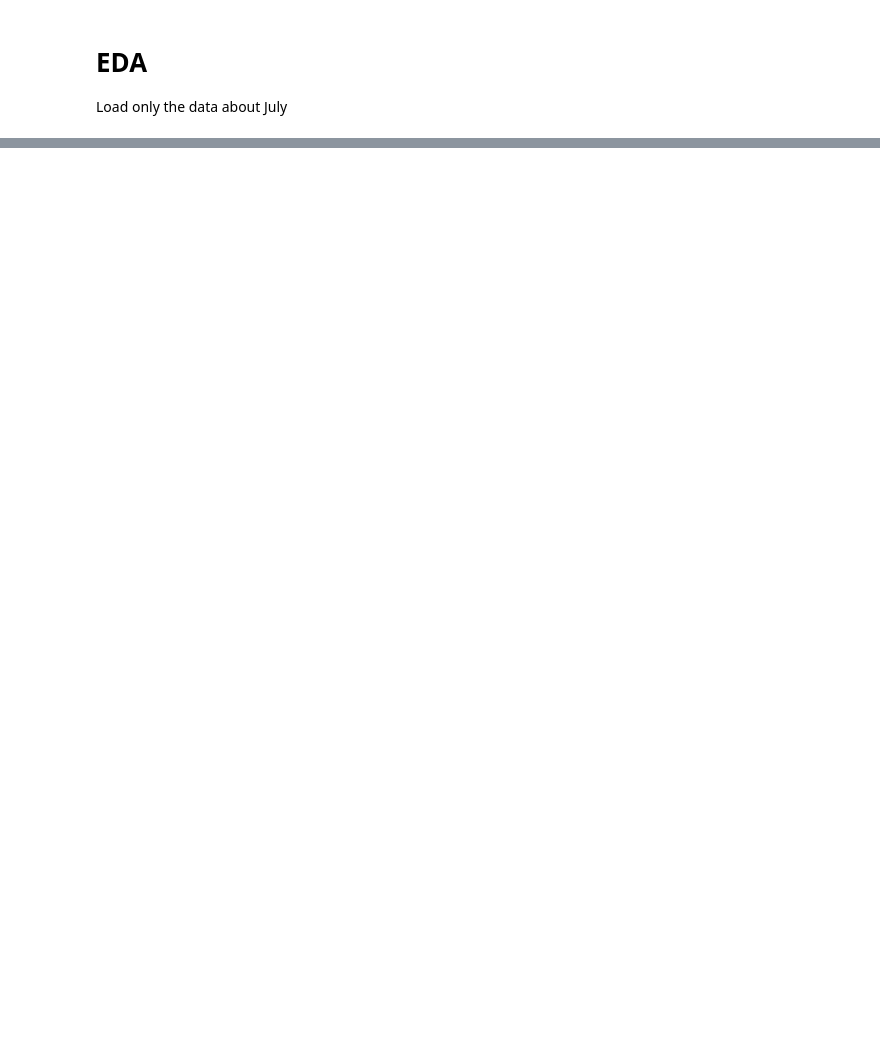
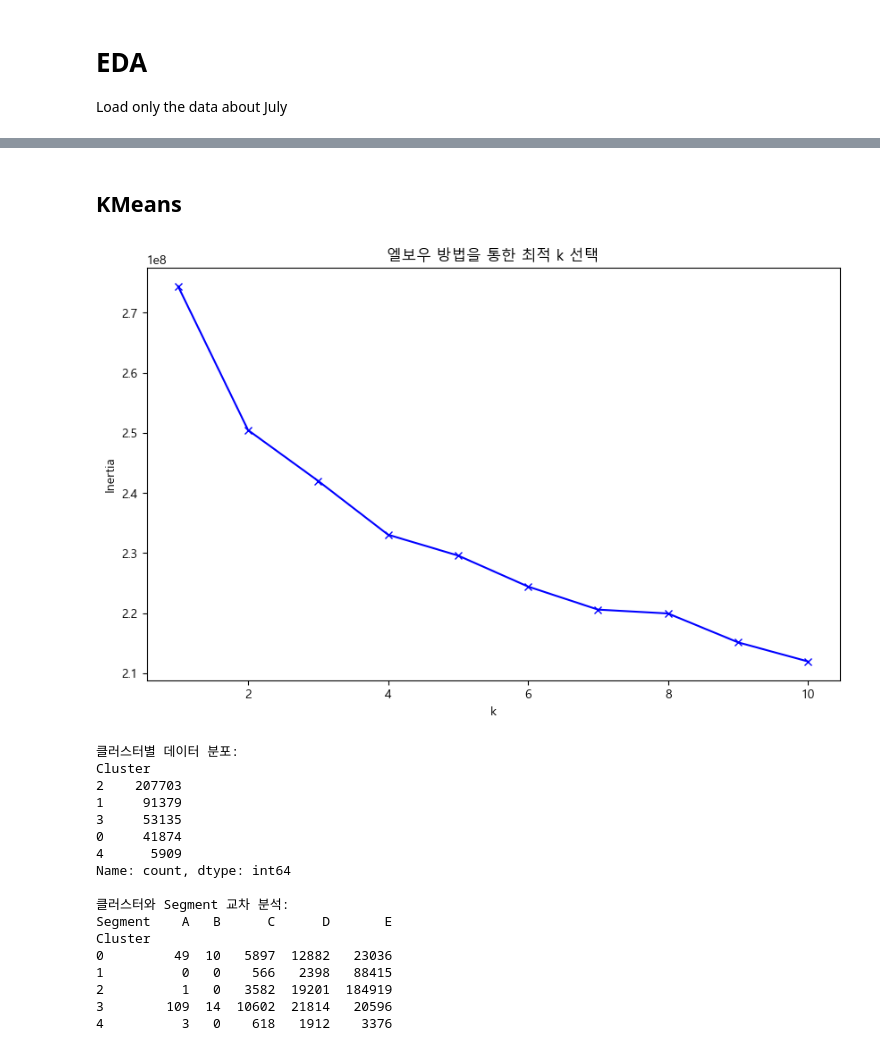
Before and after one commit to NohJanghan/GDGoC_DACON, a Jupyter notebook: eda.ipynb, the cells around one changed output, grey strips where cells are left out. Cells and saved outputs as stored; diff of their text form; code cells hidden in the pictures; blank space fills up the shorter version.

```diff
--- a/eda.ipynb
+++ b/eda.ipynb
@@ -70,0 +297,70 @@ df['Segment'].value_counts()
+# %% [markdown]
+## KMeans
+# %%
+from sklearn.cluster import KMeans
+
+# data preprocessing
+# 결측치가 있는 컬럼 제거
+df_kmeans = df.dropna(axis=1)
+
+# ID와 Segment 컬럼 제외
+df_kmeans = df_kmeans.drop(['ID', 'Segment'], axis=1)
+
+# 수치형 데이터만 선택
+numeric_cols = df_kmeans.select_dtypes(include=['int64', 'float64']).columns
+df_kmeans = df_kmeans[numeric_cols]
+
+# 데이터 스케일링
+from sklearn.preprocessing import StandardScaler
+scaler = StandardScaler()
+df_scaled = scaler.fit_transform(df_kmeans)
+
+# 최적의 클러스터 수 찾기 (엘보우 방법)
+inertias = []
+K = range(1, 11)
+
+for k in K:
+    kmeans = KMeans(n_clusters=k, random_state=42)
+    kmeans.fit(df_scaled)
+    inertias.append(kmeans.inertia_)
+
+# 엘보우 곡선 그리기
+plt.figure(figsize=(10, 6))
+plt.plot(K, inertias, 'bx-')
+plt.xlabel('k')
+plt.ylabel('Inertia')
+plt.title('엘보우 방법을 통한 최적 k 선택')
+plt.show()
+
+# 최적의 k로 클러스터링 수행
+optimal_k = 5  # 엘보우 곡선에서 결정
+kmeans = KMeans(n_clusters=optimal_k, random_state=42)
+clusters = kmeans.fit_predict(df_scaled)
+
+# 클러스터 결과 분석
+cluster_df = pd.DataFrame({'Cluster': clusters, 'Segment': df['Segment']})
+
+print("\n클러스터별 데이터 분포:")
+print(cluster_df['Cluster'].value_counts())
+
+print("\n클러스터와 Segment 교차 분석:")
+print(pd.crosstab(cluster_df['Cluster'], cluster_df['Segment']))
+# %% [output]
+[figure, added]
+클러스터별 데이터 분포:
+Cluster
+2    207703
+1     91379
+3     53135
+0     41874
+4      5909
+Name: count, dtype: int64
+
+클러스터와 Segment 교차 분석:
+Segment    A   B      C      D       E
+Cluster
+0         49  10   5897  12882   23036
+1          0   0    566   2398   88415
+2          1   0   3582  19201  184919
+3        109  14  10602  21814   20596
+4          3   0    618   1912    3376
```
Also changed, not shown: parts of 14 cells of this notebook, 4 other files.
